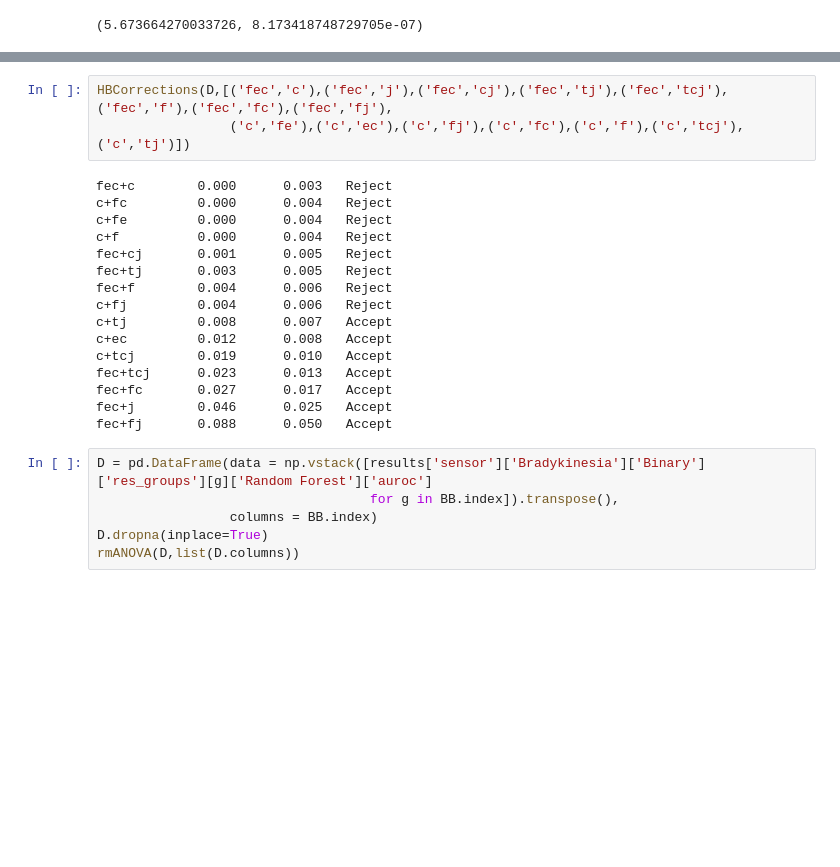
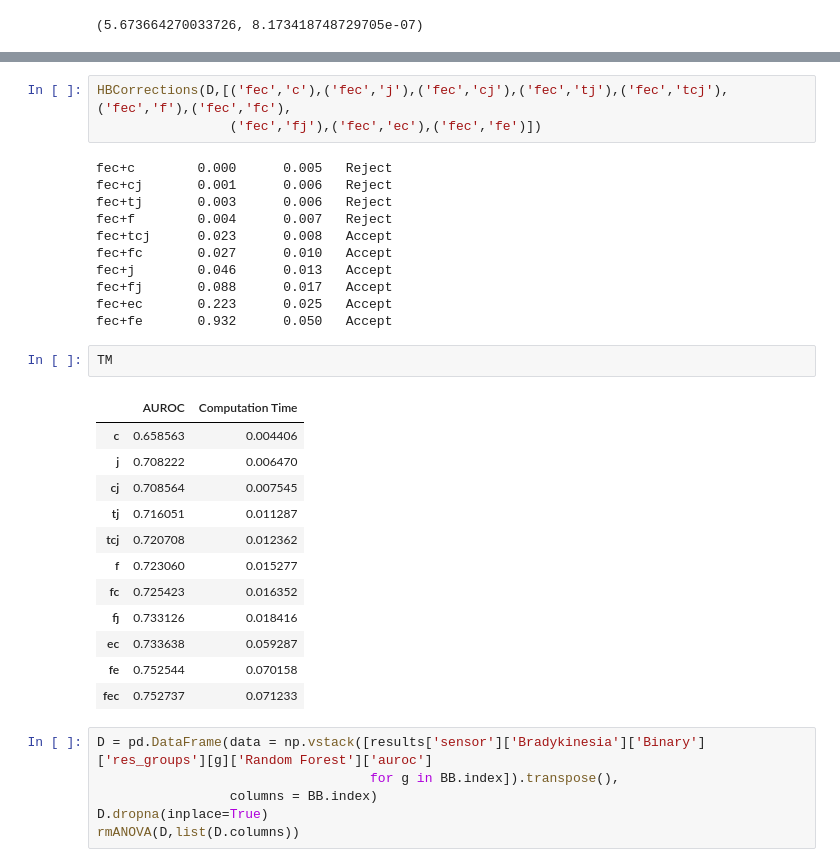
Before and after one commit to nshawen/CIS-PD-Optimization, a Jupyter notebook: FeaturesAnalysis.ipynb, the cells around one changed output, grey strips where cells are left out. Saved outputs shown, nothing was run; the diff lists cells and outputs as text; blank space fills up the shorter version.

```diff
--- a/FeaturesAnalysis.ipynb
+++ b/FeaturesAnalysis.ipynb
@@ -799,24 +790,34 @@ D
 | 11 | 0.581958 | 0.619185 | 0.680963 | 0.655167 | 0.662234 | 0.718002 | 0.716768 | 0.737602 | 0.621139 | 0.723824 | 0.726359 |
 | 12 | 0.625004 | 0.959199 | 0.771700 | 0.786656 | 0.853130 | 0.750029 | 0.727186 | 0.816083 | 0.917588 | 0.812242 | 0.812297 |
 # %%
-HBCorrections(D,[('fec','c'),('fec','j'),('fec','cj'),('fec','tj'),('fec','tcj'),('fec','f'),('fec','fc'),('fec','fj'),
-                 ('c','fe'),('c','ec'),('c','fj'),('c','fc'),('c','f'),('c','tcj'),('c','tj')])
+HBCorrections(D,[('fec','c'),('fec','j'),('fec','cj'),('fec','tj'),('fec','tcj'),('fec','f'),('fec','fc'),
+                 ('fec','fj'),('fec','ec'),('fec','fe')])
 # %% [output]
-fec+c        0.000      0.003   Reject
-c+fc         0.000      0.004   Reject
-c+fe         0.000      0.004   Reject
-c+f          0.000      0.004   Reject
-fec+cj       0.001      0.005   Reject
-fec+tj       0.003      0.005   Reject
-fec+f        0.004      0.006   Reject
-c+fj         0.004      0.006   Reject
-c+tj         0.008      0.007   Accept
-c+ec         0.012      0.008   Accept
-c+tcj        0.019      0.010   Accept
-fec+tcj      0.023      0.013   Accept
-fec+fc       0.027      0.017   Accept
-fec+j        0.046      0.025   Accept
-fec+fj       0.088      0.050   Accept
+fec+c        0.000      0.005   Reject
+fec+cj       0.001      0.006   Reject
+fec+tj       0.003      0.006   Reject
+fec+f        0.004      0.007   Reject
+fec+tcj      0.023      0.008   Accept
+fec+fc       0.027      0.010   Accept
+fec+j        0.046      0.013   Accept
+fec+fj       0.088      0.017   Accept
+fec+ec       0.223      0.025   Accept
+fec+fe       0.932      0.050   Accept
+# %%
+TM
+# %% [output]
+|  | AUROC | Computation Time |
+| c | 0.658563 | 0.004406 |
+| j | 0.708222 | 0.006470 |
+| cj | 0.708564 | 0.007545 |
+| tj | 0.716051 | 0.011287 |
+| tcj | 0.720708 | 0.012362 |
+| f | 0.723060 | 0.015277 |
+| fc | 0.725423 | 0.016352 |
+| fj | 0.733126 | 0.018416 |
+| ec | 0.733638 | 0.059287 |
+| fe | 0.752544 | 0.070158 |
+| fec | 0.752737 | 0.071233 |
 # %%
 D = pd.DataFrame(data = np.vstack([results['sensor']['Bradykinesia']['Binary']['res_groups'][g]['Random Forest']['auroc']
                                    for g in BB.index]).transpose(),
```
Also changed, not shown: parts of 18 cells of this notebook, 2 other files.
